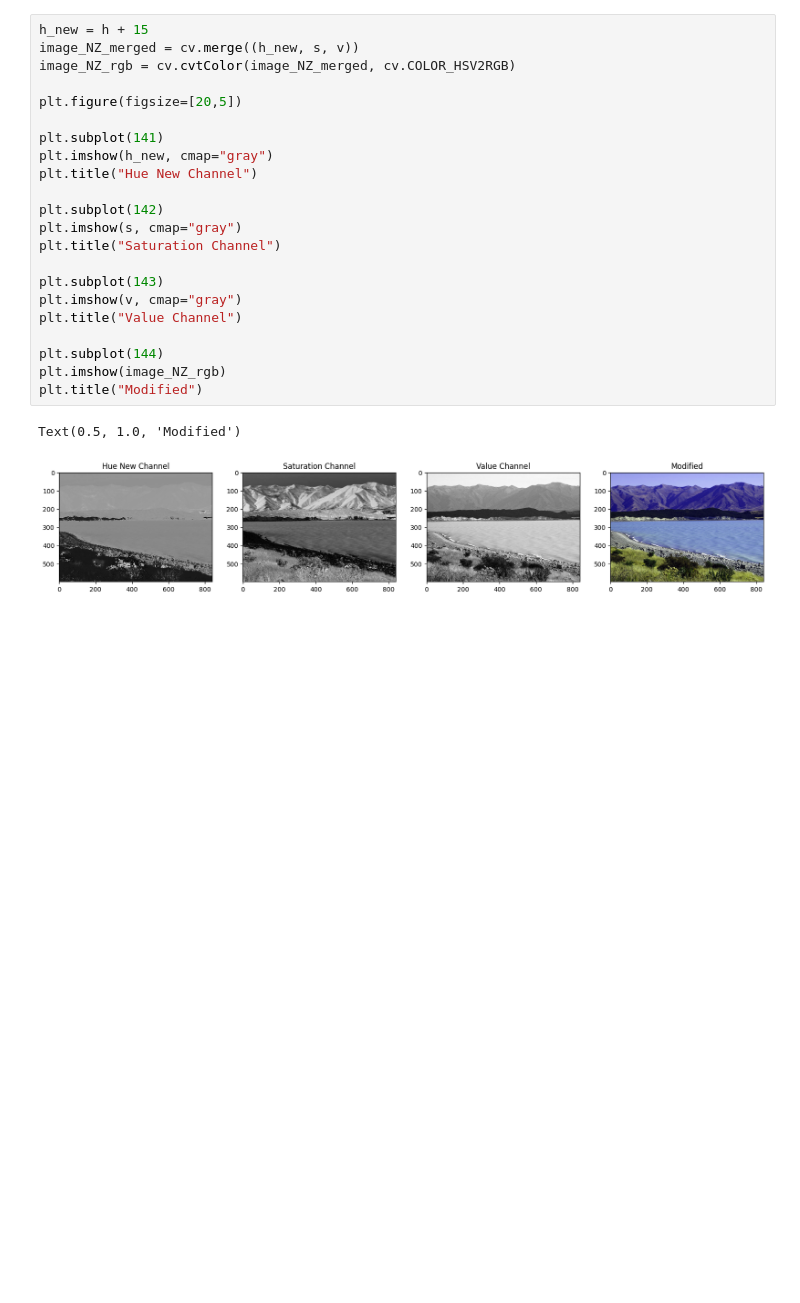
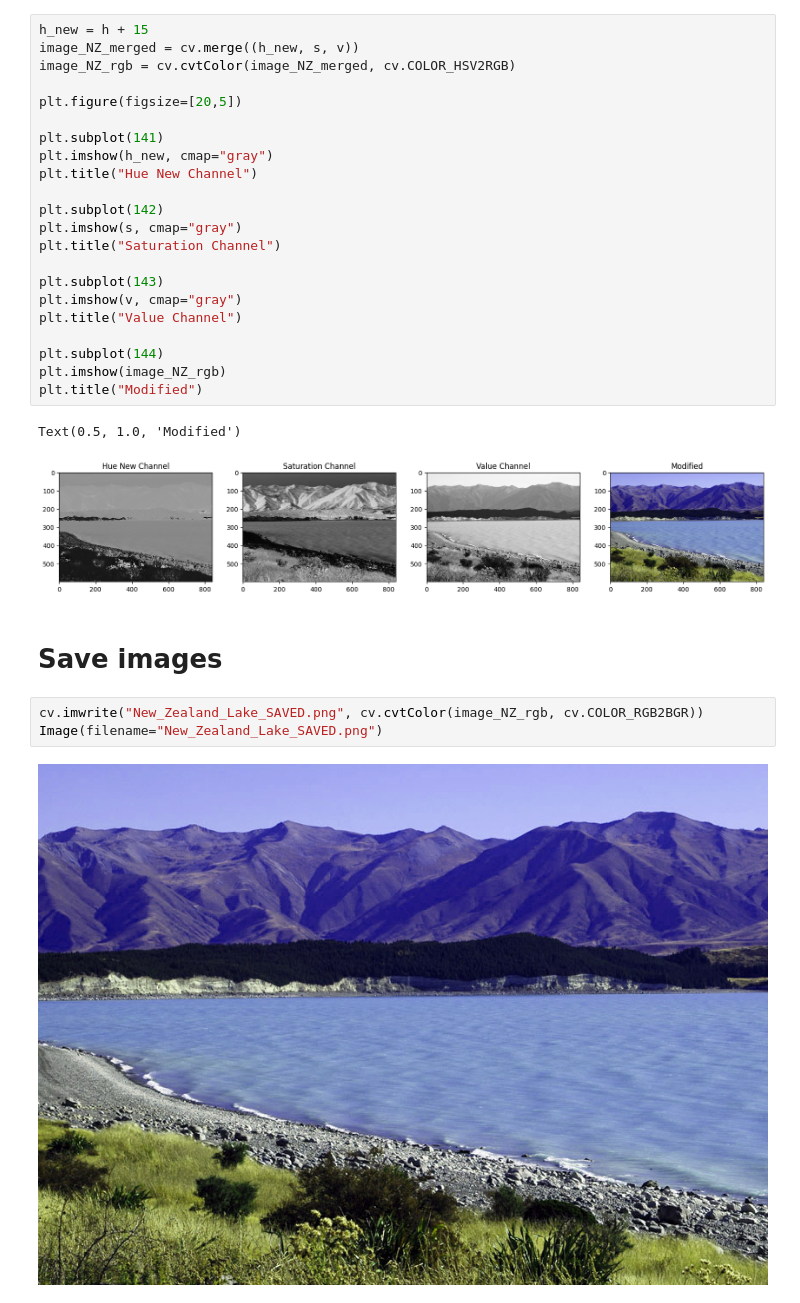
Before and after one commit to ccozad/ml-reference-designs, a Jupyter notebook: getting-started/opencv_essentials.ipynb, the cells around one changed output. Drawn from its saved outputs; the diff is of its cells as text; blank space fills up the shorter version.

Commit message:
Save files section

```diff
--- a/getting-started/opencv_essentials.ipynb
+++ b/getting-started/opencv_essentials.ipynb
@@ -237,3 +237,10 @@ plt.title("Modified")
 # %% [output]
 Text(0.5, 1.0, 'Modified')
 [figure]
+# %% [markdown]
+# Save images
+# %%
+cv.imwrite("New_Zealand_Lake_SAVED.png", cv.cvtColor(image_NZ_rgb, cv.COLOR_RGB2BGR))
+Image(filename="New_Zealand_Lake_SAVED.png")
+# %% [output]
+[figure, added]
```
